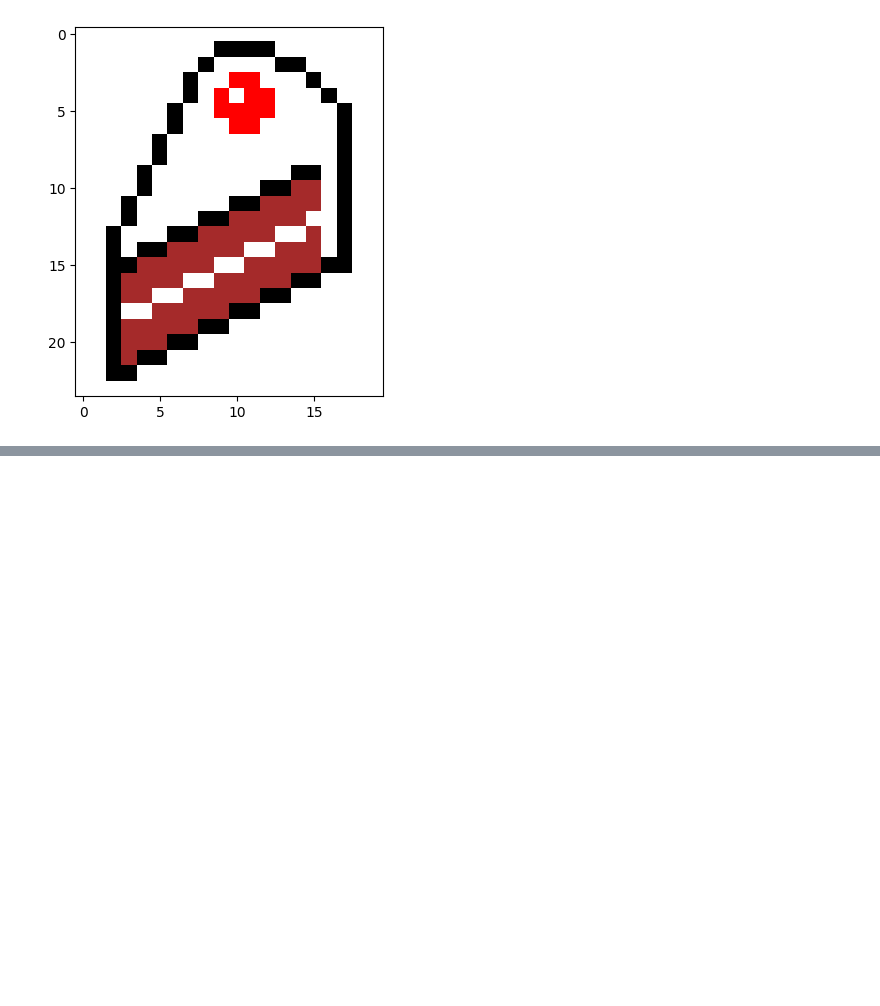
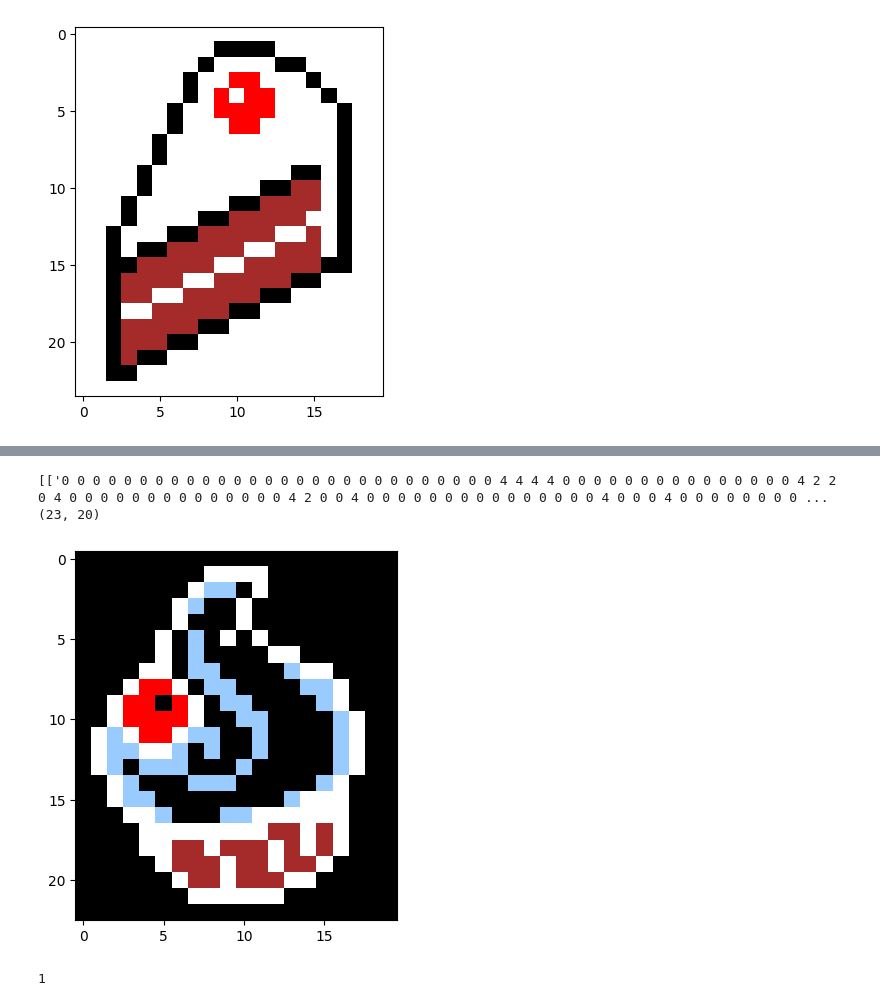
Before and after one commit to NoirCade/SeSAC, a Jupyter notebook: practice/day7/numpy_practice.ipynb, the cells around one changed output, grey strips where cells are left out. Cells and saved outputs as stored; diff of their text form; code cells hidden in the pictures; blank space fills up the shorter version.

```diff
--- a/practice/day7/numpy_practice.ipynb
+++ b/practice/day7/numpy_practice.ipynb
@@ -89,0 +166,13 @@ plt.imshow(tmp)
+# %%
+import csv
+
+csv_file=open(r'C:\Users\bluecom015\Desktop\SeSAC\data\교육 자료\2024_01_04. Numpy_이미지\02_브로드캐스트 및 클래스,외부자료연결\3. 픽셀아트로작업\test.csv','r')
+f=csv.reader(csv_file)
+data=list(f)
+print(data)
+myfunc(data[0][0], keyValue)
+# %% [output]
+[['0 0 0 0 0 0 0 0 0 0 0 0 0 0 0 0 0 0 0 0 0 0 0 0 0 0 0 0 4 4 4 4 0 0 0 0 0 0 0 0 0 0 0 0 0 0 0 4 2 2 0 4 0 0 0 0 0 0 0 0 0 0 0 0 0 0 4 2 0 0 4 0 0 0 0 0 0 0 0 0 0 0 0 0 0 0 4 0 0 0 4 0 0 0 0 0 0 0 0 ...
+(23, 20)
+[figure, added]
+1
```
Also changed, not shown: parts of 4 cells of this notebook, 1 other file.
